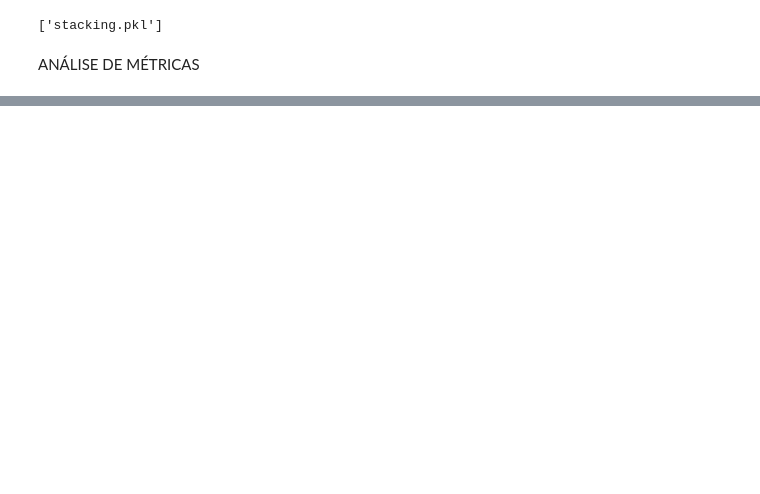
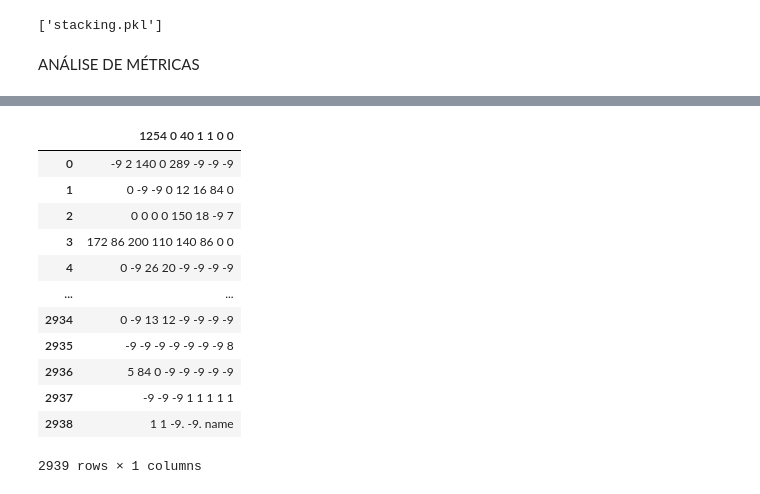
Before and after one commit to malf75/Heart-Failure-ML, a Jupyter notebook: heartdisease.ipynb, the cells around one changed output, grey strips where cells are left out. Drawn from its saved outputs; the diff is of its cells as text; code cells hidden in the pictures; blank space fills up the shorter version.

```diff
--- a/heartdisease.ipynb
+++ b/heartdisease.ipynb
@@ -886,0 +892,17 @@ for name, model in models:
+# %%
+df_hungria = pd.read_csv('./hungarian.data')
+df_hungria
+# %% [output]
+|  | 1254 0 40 1 1 0 0 |
+| 0 | -9 2 140 0 289 -9 -9 -9 |
+| 1 | 0 -9 -9 0 12 16 84 0 |
+| 2 | 0 0 0 0 150 18 -9 7 |
+| 3 | 172 86 200 110 140 86 0 0 |
+| 4 | 0 -9 26 20 -9 -9 -9 -9 |
+| ... | ... |
+| 2934 | 0 -9 13 12 -9 -9 -9 -9 |
+| 2935 | -9 -9 -9 -9 -9 -9 -9 8 |
+| 2936 | 5 84 0 -9 -9 -9 -9 -9 |
+| 2937 | -9 -9 -9 1 1 1 1 1 |
+| 2938 | 1 1 -9. -9. name |
+2939 rows × 1 columns
```
Also changed, not shown: parts of 16 cells of this notebook, 15 other files.
